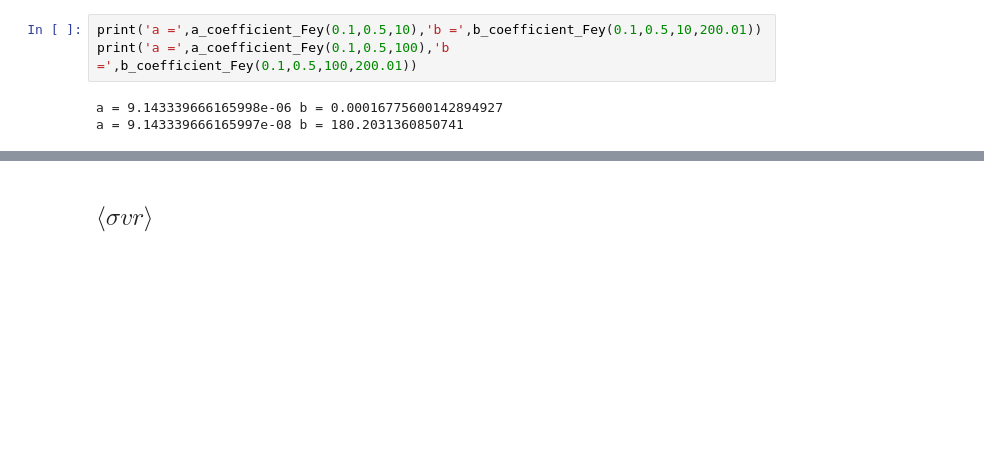
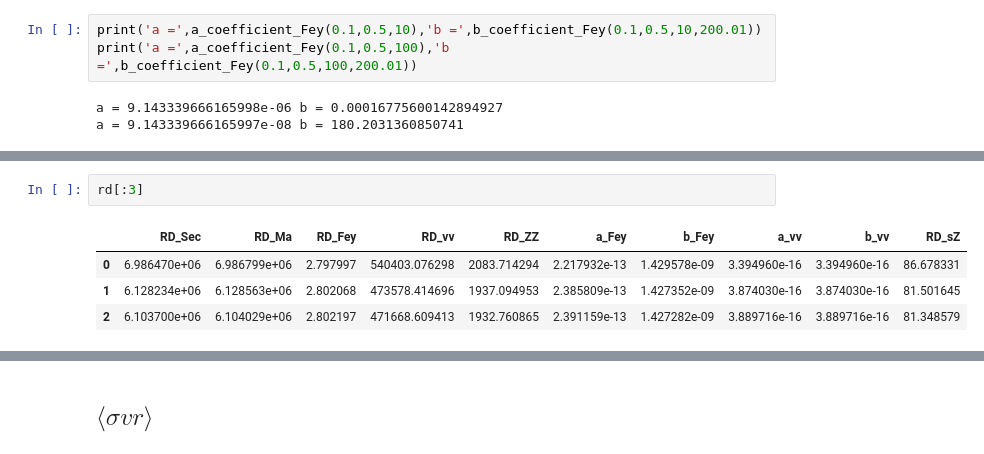
Before and after one commit to davidsuarezr/MDEO, a Jupyter notebook: Benchmark-point-DM-NO-KM.ipynb, the cells around one changed output, grey strips where cells are left out. Saved outputs shown, nothing was run; the diff lists cells and outputs as text; blank space fills up the shorter version.

```diff
--- a/Benchmark-point-DM-NO-KM.ipynb
+++ b/Benchmark-point-DM-NO-KM.ipynb
@@ -357 +412,8 @@ rd=pd.DataFrame(x,columns=['RD_Sec','RD_Ma','RD_Fey','RD_vv','a_Fey','b_Fey','a_
+# %%
+rd[:3]
+# %% [output]
+|  | RD_Sec | RD_Ma | RD_Fey | RD_vv | RD_ZZ | a_Fey | b_Fey | a_vv | b_vv | RD_sZ |
+| 0 | 6.986470e+06 | 6.986799e+06 | 2.797997 | 540403.076298 | 2083.714294 | 2.217932e-13 | 1.429578e-09 | 3.394960e-16 | 3.394960e-16 | 86.678331 |
+| 1 | 6.128234e+06 | 6.128563e+06 | 2.802068 | 473578.414696 | 1937.094953 | 2.385809e-13 | 1.427352e-09 | 3.874030e-16 | 3.874030e-16 | 81.501645 |
+| 2 | 6.103700e+06 | 6.104029e+06 | 2.802197 | 471668.609413 | 1932.760865 | 2.391159e-13 | 1.427282e-09 | 3.889716e-16 | 3.889716e-16 | 81.348579 |
 # %%
```
Also changed, not shown: parts of 10 cells of this notebook.
